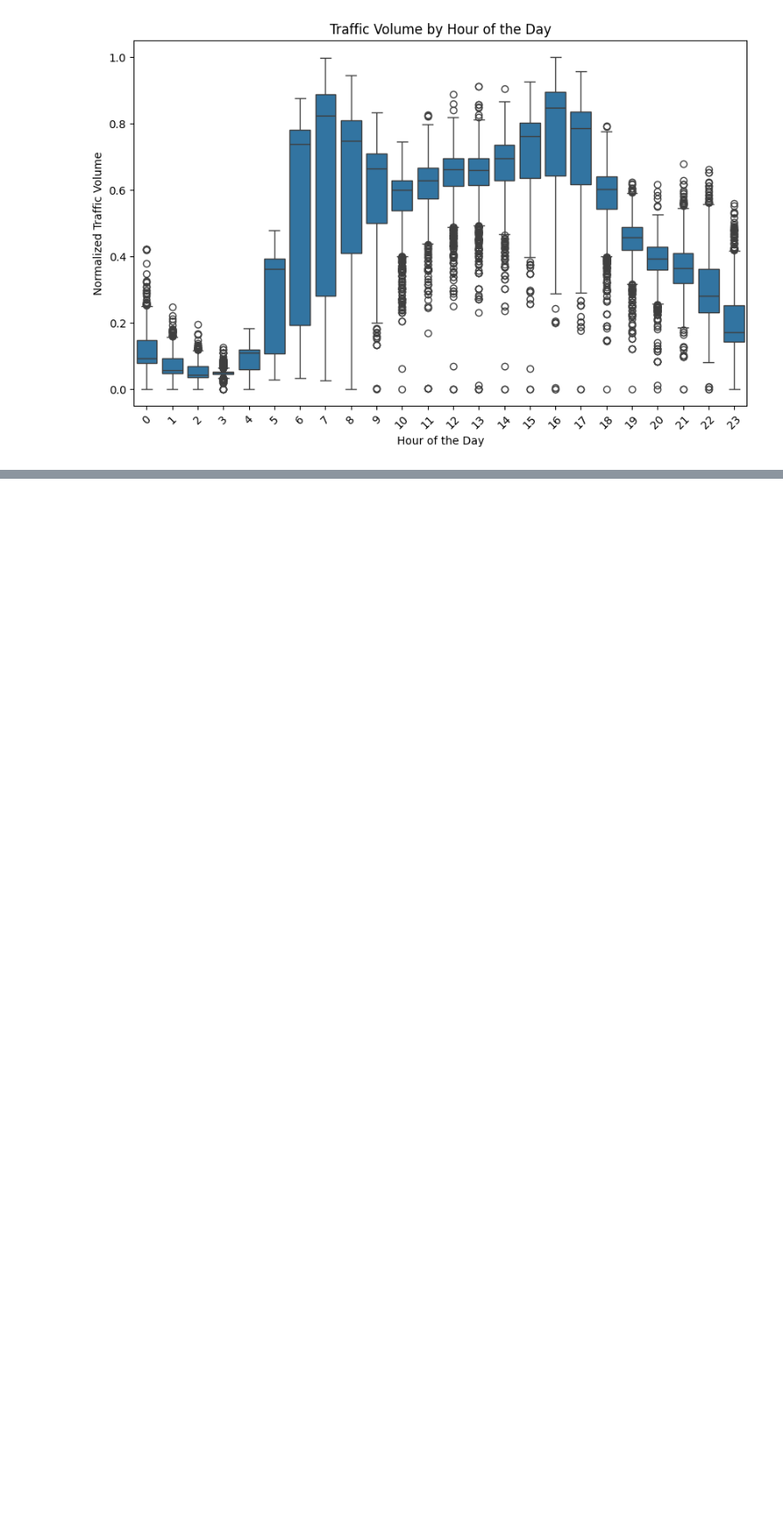
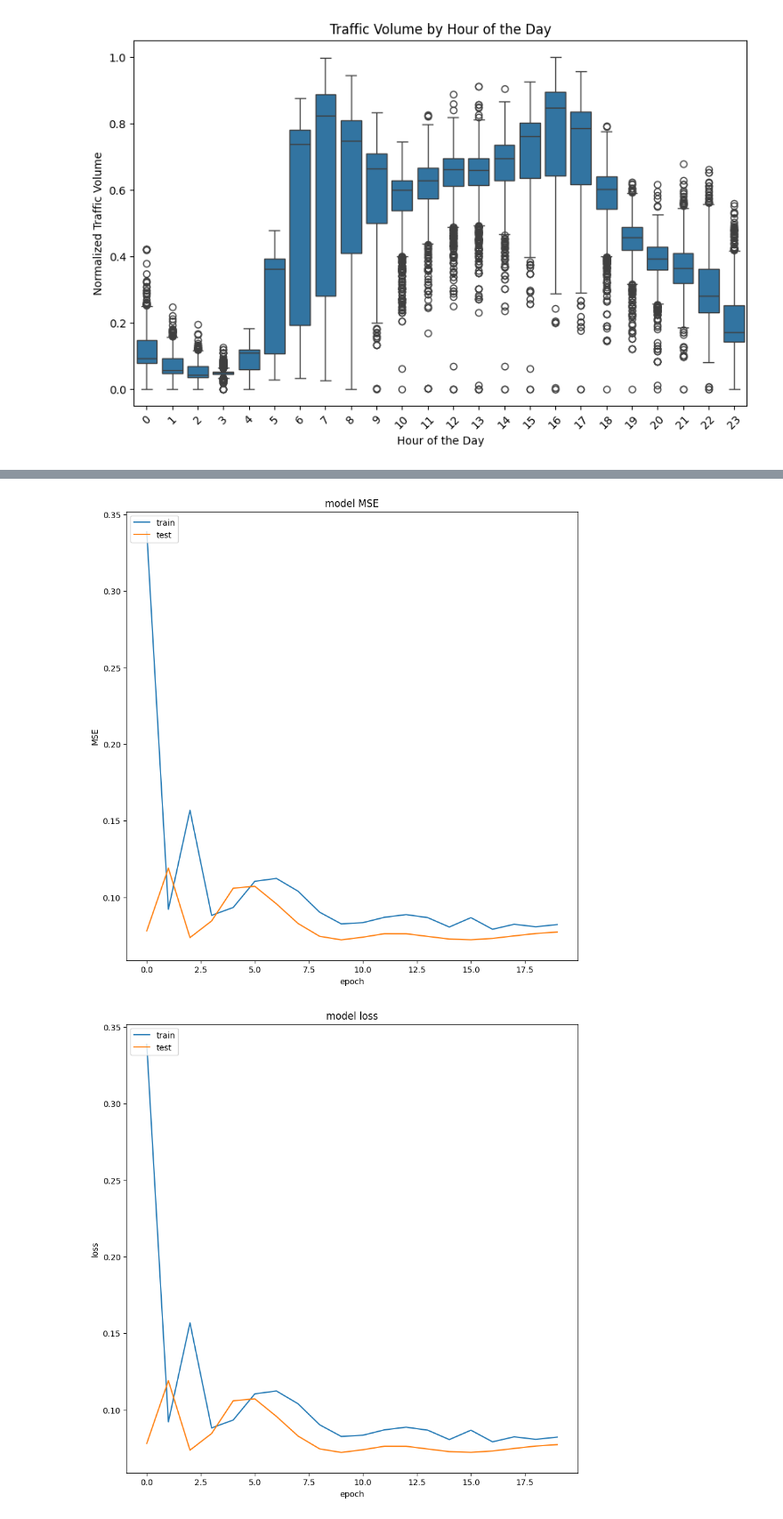
Before and after one commit to DevelopmentLife/MSAAI_Final_IoT_DataAnalytics, a Jupyter notebook: MSAAI_IoT_Data_Cleaning_EDA.ipynb, the cells around one changed output, grey strips where cells are left out. Shown at 89% size. Drawn from its saved outputs; the diff is of its cells as text; code cells hidden in the pictures; blank space fills up the shorter version.

Commit message:
Updated LSTM Model

```diff
--- a/MSAAI_IoT_Data_Cleaning_EDA.ipynb
+++ b/MSAAI_IoT_Data_Cleaning_EDA.ipynb
@@ -168,0 +210,19 @@ max       12.000000             1.000000                 3817.187249
+# %%
+
+#loading data into pandas dataframe
+df = pd.read_csv('/content/cleaned_data_MSAAI_Final.csv')
+
+#training and validation sets
+# assigning size for data subset
+subset_size = int(len(df)*0.01)
+
+# taking random data subset
+df_subset = df.sample(subset_size, random_state=1)
+
+#spliting data subset 80/20 for train/validation
+train_df = df_subset.sample(frac=0.8, random_state=1)
+val_df = df_subset.drop(train_df.index)
+# %%
+#reseting the indices for cleanliness
+train_df = train_df.reset_index()
+val_df = val_df.reset_index()
@@ -168,0 +319,25 @@ max       12.000000             1.000000                 3817.187249
+# %%
+# summarize history for MSE
+fig_acc = plt.figure(figsize=(10, 10))
+plt.plot(history.history['mse'])
+plt.plot(history.history['val_mse'])
+plt.title('model MSE')
+plt.ylabel('MSE')
+plt.xlabel('epoch')
+plt.legend(['train', 'test'], loc='upper left')
+plt.show()
+fig_acc.savefig("LSTM_mse1.png")
+
+# summarize history for Loss
+fig_acc = plt.figure(figsize=(10, 10))
+plt.plot(history.history['loss'])
+plt.plot(history.history['val_loss'])
+plt.title('model loss')
+plt.ylabel('loss')
+plt.xlabel('epoch')
+plt.legend(['train', 'test'], loc='upper left')
+plt.show()
+fig_acc.savefig("LSTM_loss1.png")
+# %% [output]
+[figure, added]
+[figure, added]
```
Also changed, not shown: parts of 15 cells of this notebook, 1 other file.
